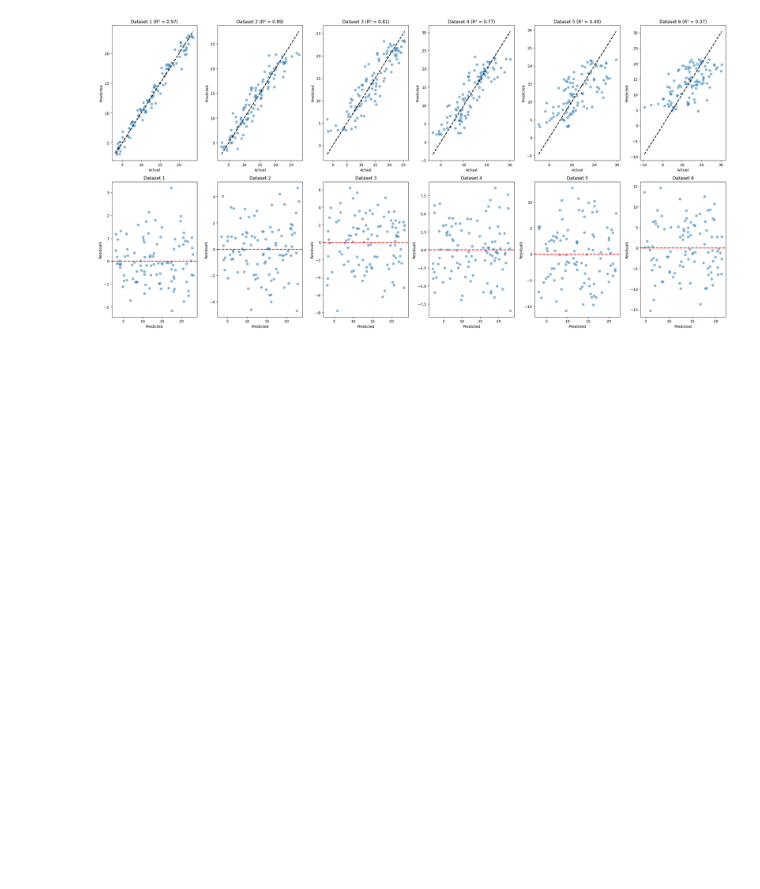
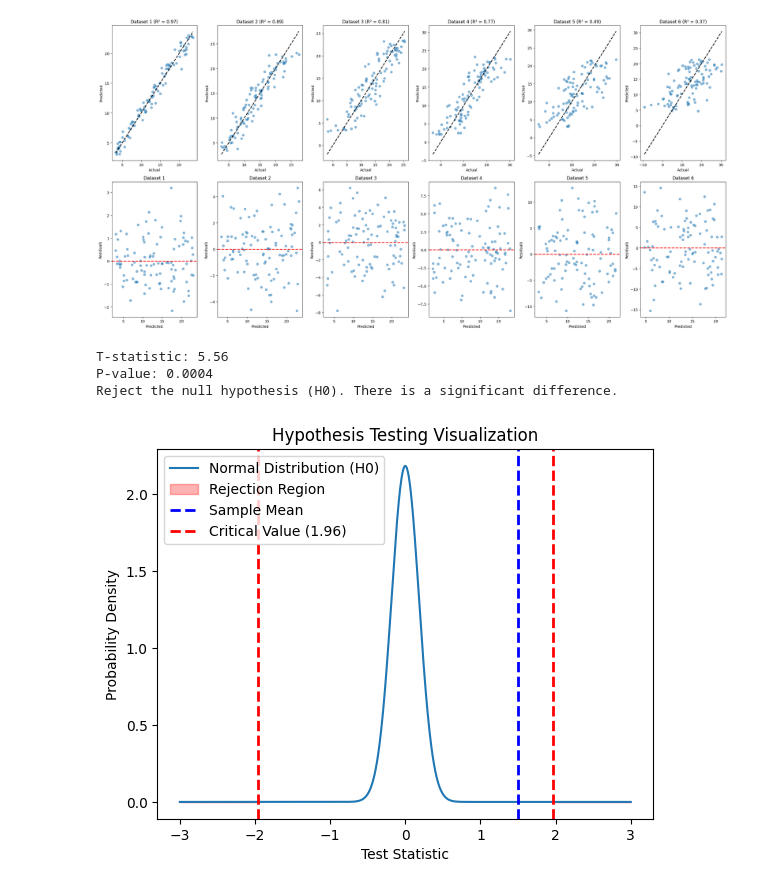
Before and after one commit to BaronVonBussin/Stuff, a Jupyter notebook: residuals_simple.ipynb, the cells around one changed output. Drawn from its saved outputs; the diff is of its cells as text; code cells hidden in the pictures; blank space fills up the shorter version.

```diff
--- a/residuals_simple.ipynb
+++ b/residuals_simple.ipynb
@@ -380,3 +380,60 @@ Dataset 6:
   p-value: 0.51
 ---
 [figure]
+# %%
+import numpy as np
+import scipy.stats as stats
+
+# Example data
+data = np.array([5.1, 5.3, 5.5, 5.7, 5.9, 6.0, 6.1, 6.3, 6.5, 6.7])
+population_mean = 5.0
+
+# Perform t-test
+t_stat, p_value = stats.ttest_1samp(data, population_mean)
+
+# Print results
+print(f'T-statistic: {t_stat:.2f}')
+print(f'P-value: {p_value:.4f}')
+
+# Conclusion
+alpha = 0.05
+if p_value < alpha:
+    print("Reject the null hypothesis (H0). There is a significant difference.")
+else:
+    print("Fail to reject the null hypothesis (H0). No significant difference.")
+# %% [output]
+T-statistic: 5.56
+P-value: 0.0004
+Reject the null hypothesis (H0). There is a significant difference.
+# %%
+import matplotlib.pyplot as plt
+import numpy as np
+import scipy.stats as stats
+
+# Parameters
+mu = 0  # Population mean
+sigma = 1  # Population standard deviation
+sample_mean = 1.5  # Sample mean
+sample_size = 30  # Sample size
+alpha = 0.05  # Significance level
+
+# Generate normal distribution
+x = np.linspace(-3, 3, 1000)
+y = stats.norm.pdf(x, mu, sigma / np.sqrt(sample_size))
+
+# Calculate critical value
+critical_value = stats.norm.ppf(1 - alpha / 2)
+
+# Plot normal distribution
+plt.plot(x, y, label='Normal Distribution (H0)')
+plt.fill_between(x, y, where=(x >= critical_value) | (x <= -critical_value), color='red', alpha=0.3, label='Rejection Region')
+plt.axvline(sample_mean, color='blue', linestyle='dashed', linewidth=2, label='Sample Mean')
+plt.axvline(critical_value, color='red', linestyle='dashed', linewidth=2, label=f'Critical Value ({critical_value:.2f})')
+plt.axvline(-critical_value, color='red', linestyle='dashed', linewidth=2)
+plt.legend()
+plt.xlabel('Test Statistic')
+plt.ylabel('Probability Density')
+plt.title('Hypothesis Testing Visualization')
+plt.show()
+# %% [output]
+[figure, added]
```
